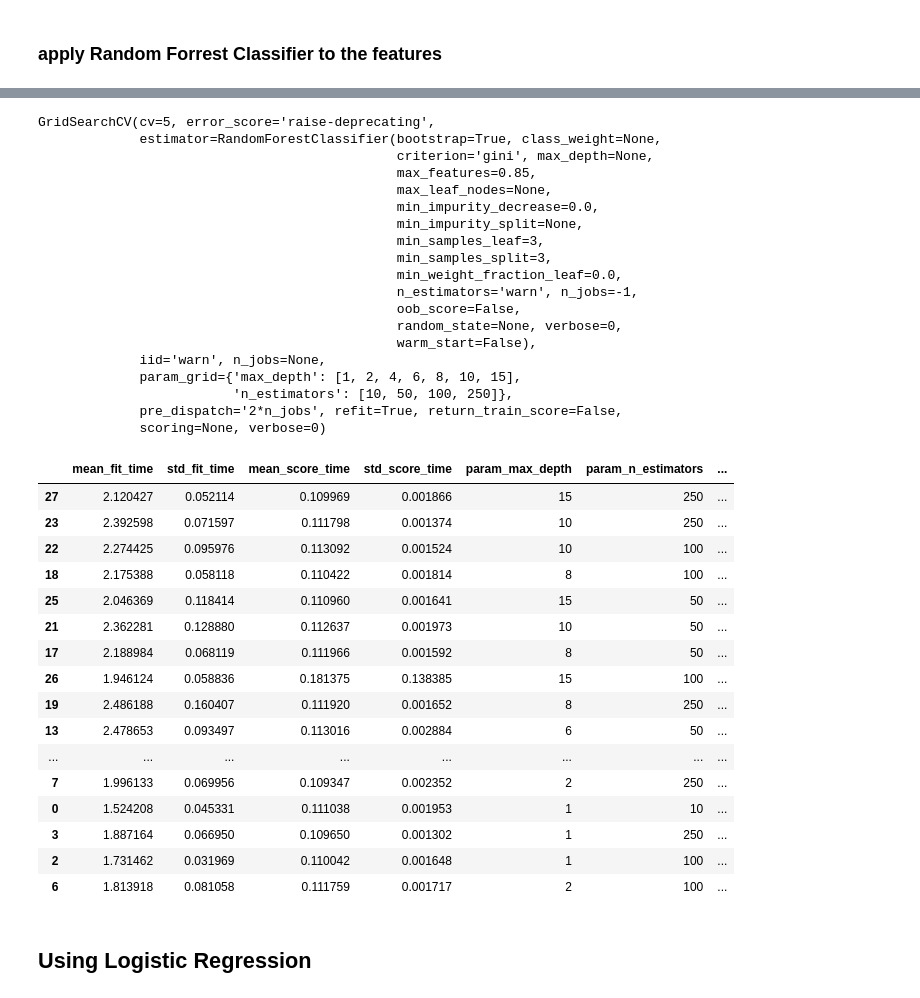
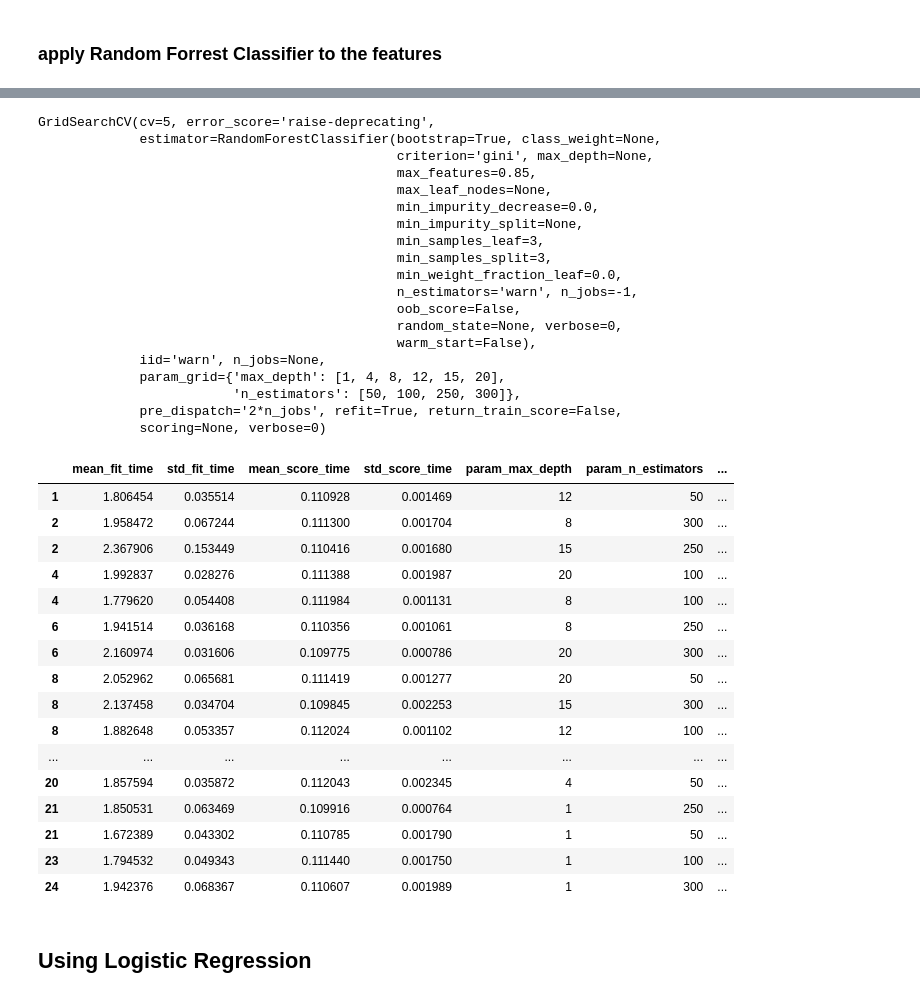
Before and after one commit to osofariu/titanic-kaggle, a Jupyter notebook: notebooks/titanic.ipynb, the cells around one changed output, grey strips where cells are left out. Drawn from its saved outputs; the diff is of its cells as text; code cells hidden in the pictures.

Commit message:
show results better; start looking for more features

```diff
--- a/notebooks/titanic.ipynb
+++ b/notebooks/titanic.ipynb
@@ -150,6 +151,11 @@ titles_esteemed_first = {
     'Mr.': 1
 }
 
+median_age_by_class = t_train.groupby('Pclass')['Age'].median()
+t_train['Age'] = t_train.apply(lambda row:
+                    14 if row['Title'] == 'Miss.' else
+                    median_age_by_class[row['Pclass']] if np.isnan(row['Age']) else row['Age'], axis=1)
+
 t_train['TitleNumeric'] = t_train['Title'].map(lambda title: titles_esteemed_first[title])
 
 feature_cols = ['FareAdjusted', 'Pclass', 'SexNumeric', 'TitleNumeric']
@@ -201,3 +207,18 @@ t_train['Deck'] = \
 # simply having s cabin assigned increases chances of survival
 t_train['CabinGoodNumeric'] = \
 t_train['Deck'].map(lambda letter: 1 if (letter in "BDEG") else 0)
+
+def extractLast(name):
+    parts = name.split(' ')
+    while (parts[0].islower()):
+        parts = parts[1:]
+    if (parts[0][-1] == ','):
+        return parts[0][:-1]
+    else:
+        return parts[0]
+
+t_train['LastName'] = t_train_orig['Name'].map(extractLast)
+
+
+# t_train['FamilyCount'] = t_train.groupby('LastName')['LastName'].count()
+t_train[['Name','LastName']].sort_values(['LastName'], axis='rows')
@@ -234,13 +269,12 @@ groups.get_group('Survived')
 feature_cols_ohe = ['FareAdjusted', 'Pclass', 'SexNumeric', 'Title', 'Age', 'Deck']
 X_ohe = t_train[feature_cols_ohe]
 
-X_ohe = pd.concat([X_ohe,pd.get_dummies(X_ohe['Title'], prefix='Title')],axis=1).drop('Title', axis=1)
-X_ohe = pd.concat([X_ohe,pd.get_dummies(X_ohe['Deck'], prefix='Deck')],axis=1).drop('Deck', axis=1)
+X_ohe = pd.concat([X_ohe,pd.get_dummies(X_ohe[['Title', 'Deck']], prefix=['Title', 'Deck'])],axis=1).drop(['Title', 'Deck'], axis=1)
 
-# drop features that got a 0.0000 importance
+# drop features that don't help (they got a 0.0000 feature importance score)
 X_ohe = X_ohe.drop(['Title_Countess.', 'Deck_T', 'Title_Ms.', 'Title_Sir.', 'Title_Don.', 'Title_Capt.',
                     'Title_Col.', 'Title_Mlle.', 'Title_Major.', 'Title_Lady.', 'Title_Jonkheer.',
-                    'Title_Mme.', 'Deck_T'] , axis=1)
+                    'Title_Mme.'] , axis=1)
 X_ohe
 # %% [output]
 |  | FareAdjusted | Pclass | SexNumeric | Age | Title_Dr. | Title_Master. | Title_Miss. | Title_Mr. | ... |
@@ -317,8 +359,8 @@ rfc = RandomForestClassifier(min_samples_split=3, min_samples_leaf=3,
                              max_features=0.85, n_jobs=-1)
 
 param_grid = {
-    'max_depth': [1, 2, 4, 6, 8, 10, 15],
-    'n_estimators': [10, 50, 100, 250]}
+    'max_depth': [1, 4, 8, 12, 15, 20],
+    'n_estimators': [50, 100, 250, 300]}
 
 search = GridSearchCV(rfc, param_grid, cv=5)
 
@@ -339,31 +381,31 @@ GridSearchCV(cv=5, error_score='raise-deprecating',
                                               random_state=None, verbose=0,
                                               warm_start=False),
              iid='warn', n_jobs=None,
-             param_grid={'max_depth': [1, 2, 4, 6, 8, 10, 15],
-                         'n_estimators': [10, 50, 100, 250]},
+             param_grid={'max_depth': [1, 4, 8, 12, 15, 20],
+                         'n_estimators': [50, 100, 250, 300]},
              pre_dispatch='2*n_jobs', refit=True, return_train_score=False,
              scoring=None, verbose=0)
 # %%
-cv_resultsDF = pd.DataFrame(search.cv_results_)
-cv_resultsDF.sort_values(by=['rank_test_score'])
+cv_resultsDF = pd.DataFrame(search.cv_results_, index=search.cv_results_['rank_test_score'])
+cv_resultsDF.sort_values(by=['rank_test_score']).drop(['params'], axis='columns')
 # %% [output]
 |  | mean_fit_time | std_fit_time | mean_score_time | std_score_time | param_max_depth | param_n_estimators | ... |
-| 27 | 2.120427 | 0.052114 | 0.109969 | 0.001866 | 15 | 250 | ... |
-| 23 | 2.392598 | 0.071597 | 0.111798 | 0.001374 | 10 | 250 | ... |
-| 22 | 2.274425 | 0.095976 | 0.113092 | 0.001524 | 10 | 100 | ... |
-| 18 | 2.175388 | 0.058118 | 0.110422 | 0.001814 | 8 | 100 | ... |
-| 25 | 2.046369 | 0.118414 | 0.110960 | 0.001641 | 15 | 50 | ... |
-| 21 | 2.362281 | 0.128880 | 0.112637 | 0.001973 | 10 | 50 | ... |
-| 17 | 2.188984 | 0.068119 | 0.111966 | 0.001592 | 8 | 50 | ... |
-| 26 | 1.946124 | 0.058836 | 0.181375 | 0.138385 | 15 | 100 | ... |
-| 19 | 2.486188 | 0.160407 | 0.111920 | 0.001652 | 8 | 250 | ... |
-| 13 | 2.478653 | 0.093497 | 0.113016 | 0.002884 | 6 | 50 | ... |
+| 1 | 1.806454 | 0.035514 | 0.110928 | 0.001469 | 12 | 50 | ... |
+| 2 | 1.958472 | 0.067244 | 0.111300 | 0.001704 | 8 | 300 | ... |
+| 2 | 2.367906 | 0.153449 | 0.110416 | 0.001680 | 15 | 250 | ... |
+| 4 | 1.992837 | 0.028276 | 0.111388 | 0.001987 | 20 | 100 | ... |
+| 4 | 1.779620 | 0.054408 | 0.111984 | 0.001131 | 8 | 100 | ... |
+| 6 | 1.941514 | 0.036168 | 0.110356 | 0.001061 | 8 | 250 | ... |
+| 6 | 2.160974 | 0.031606 | 0.109775 | 0.000786 | 20 | 300 | ... |
+| 8 | 2.052962 | 0.065681 | 0.111419 | 0.001277 | 20 | 50 | ... |
+| 8 | 2.137458 | 0.034704 | 0.109845 | 0.002253 | 15 | 300 | ... |
+| 8 | 1.882648 | 0.053357 | 0.112024 | 0.001102 | 12 | 100 | ... |
 | ... | ... | ... | ... | ... | ... | ... | ... |
-| 7 | 1.996133 | 0.069956 | 0.109347 | 0.002352 | 2 | 250 | ... |
-| 0 | 1.524208 | 0.045331 | 0.111038 | 0.001953 | 1 | 10 | ... |
-| 3 | 1.887164 | 0.066950 | 0.109650 | 0.001302 | 1 | 250 | ... |
-| 2 | 1.731462 | 0.031969 | 0.110042 | 0.001648 | 1 | 100 | ... |
-| 6 | 1.813918 | 0.081058 | 0.111759 | 0.001717 | 2 | 100 | ... |
+| 20 | 1.857594 | 0.035872 | 0.112043 | 0.002345 | 4 | 50 | ... |
+| 21 | 1.850531 | 0.063469 | 0.109916 | 0.000764 | 1 | 250 | ... |
+| 21 | 1.672389 | 0.043302 | 0.110785 | 0.001790 | 1 | 50 | ... |
+| 23 | 1.794532 | 0.049343 | 0.111440 | 0.001750 | 1 | 100 | ... |
+| 24 | 1.942376 | 0.068367 | 0.110607 | 0.001989 | 1 | 300 | ... |
 # %% [markdown]
 ## Using Logistic Regression
 # %%
```
Also changed, not shown: parts of 8 cells of this notebook, 2 other files.
